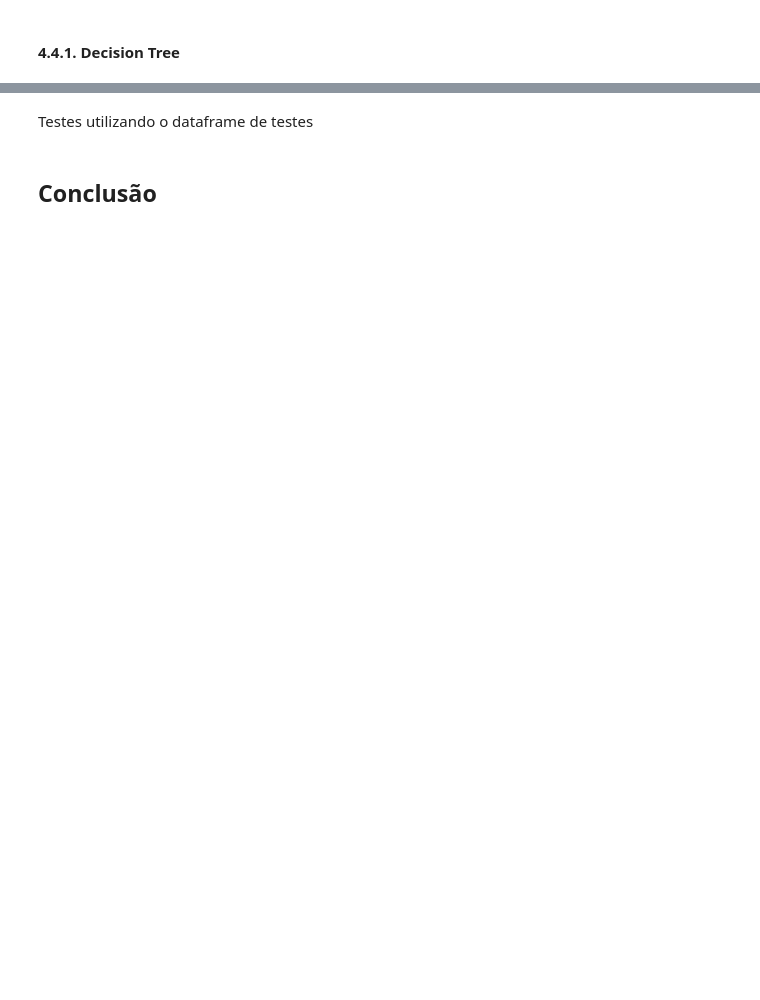
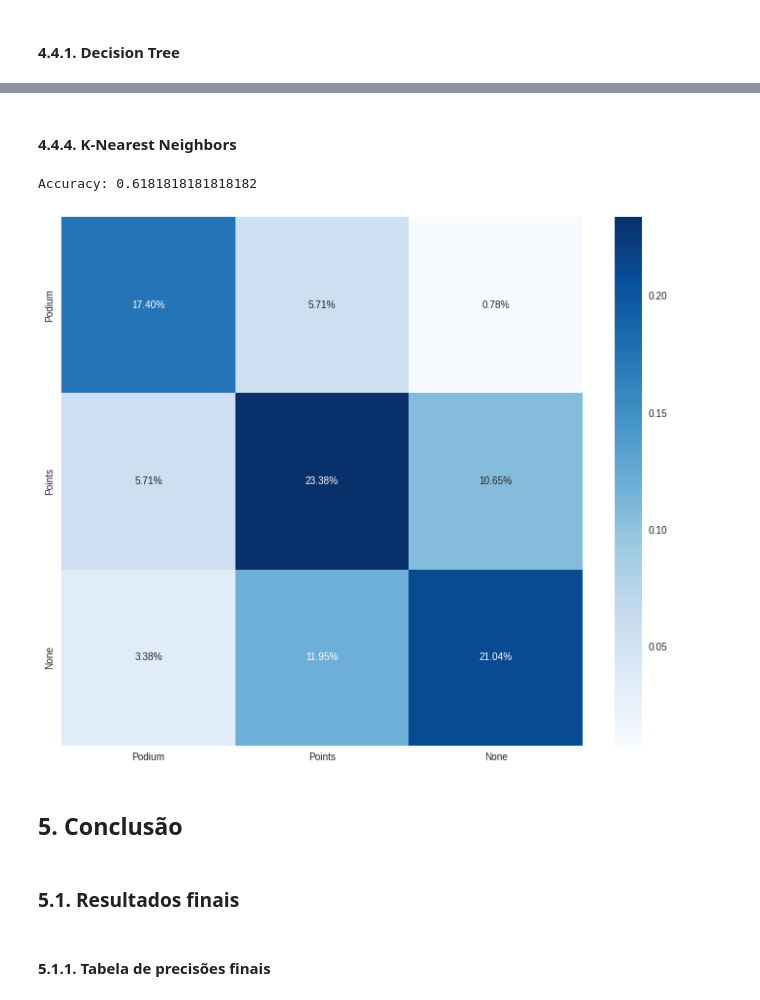
Before and after one commit to joaofavoretti/formula-1-result-predict, a Jupyter notebook: f1.ipynb, the cells around one changed output, grey strips where cells are left out. Cells and saved outputs as stored; diff of their text form; code cells hidden in the pictures; blank space fills up the shorter version.

```diff
--- a/f1.ipynb
+++ b/f1.ipynb
@@ -567,9 +580,23 @@ print(f'Gaussian Naive Bayes: {accuracy_score(y_test,nb_pred)}')
+# %% [markdown]
+#### 4.4.4. K-Nearest Neighbors
 # %%
 knn_clf = KNeighborsClassifier(**knn_rand_search.best_params_)
 knn_clf.fit(X_train,y_train)
 knn_pred = knn_clf.predict(X_test)
 print(f'Accuracy: {accuracy_score(y_test,knn_pred)}')
+
+cnf_mat_knn = confusion_matrix(y_test,knn_pred)
+
+plt.figure(figsize=(12,10))
+sns.heatmap(cnf_mat_knn/np.sum(cnf_mat_knn), annot=True, fmt='.2%', cmap='Blues', xticklabels=['Podium','Points','None'], yticklabels=['Podium','Points','None'])
+plt.title('Real vs Predicted')
+plt.show()
+# %% [output]
+Accuracy: 0.6181818181818182
+[figure, added]
-# %% [markdown]
-Testes utilizando o dataframe de testes
 # %% [markdown]
-## Conclusão
+## 5. Conclusão
+# %% [markdown]
+### 5.1. Resultados finais
+# %% [markdown]
+#### 5.1.1. Tabela de precisões finais
```
Also changed, not shown: parts of 15 cells of this notebook.
